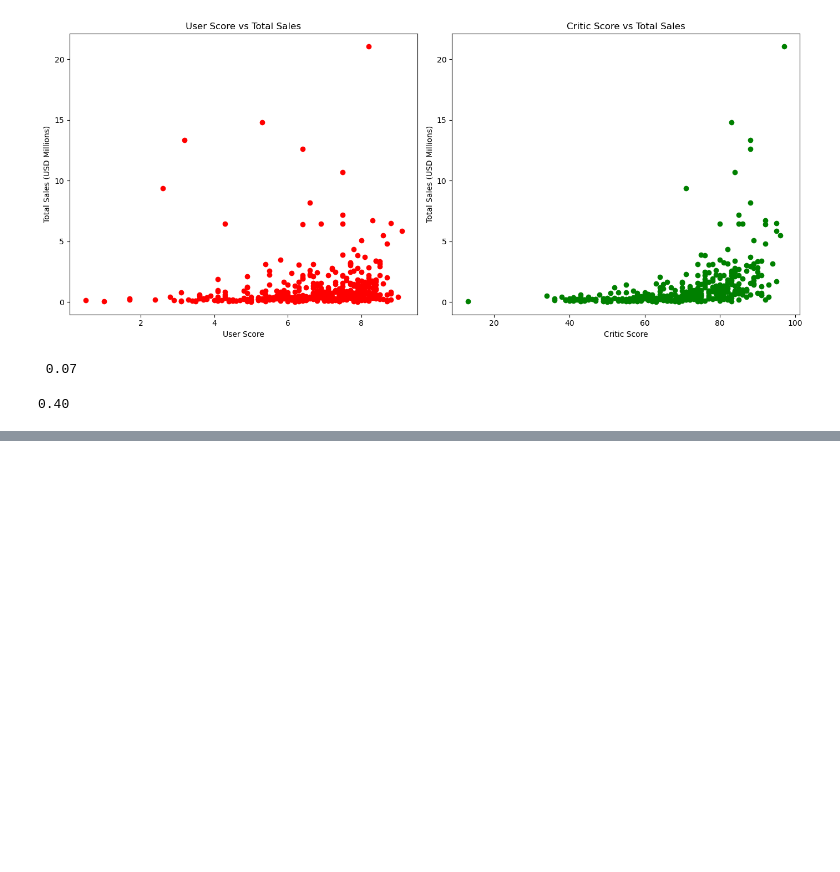
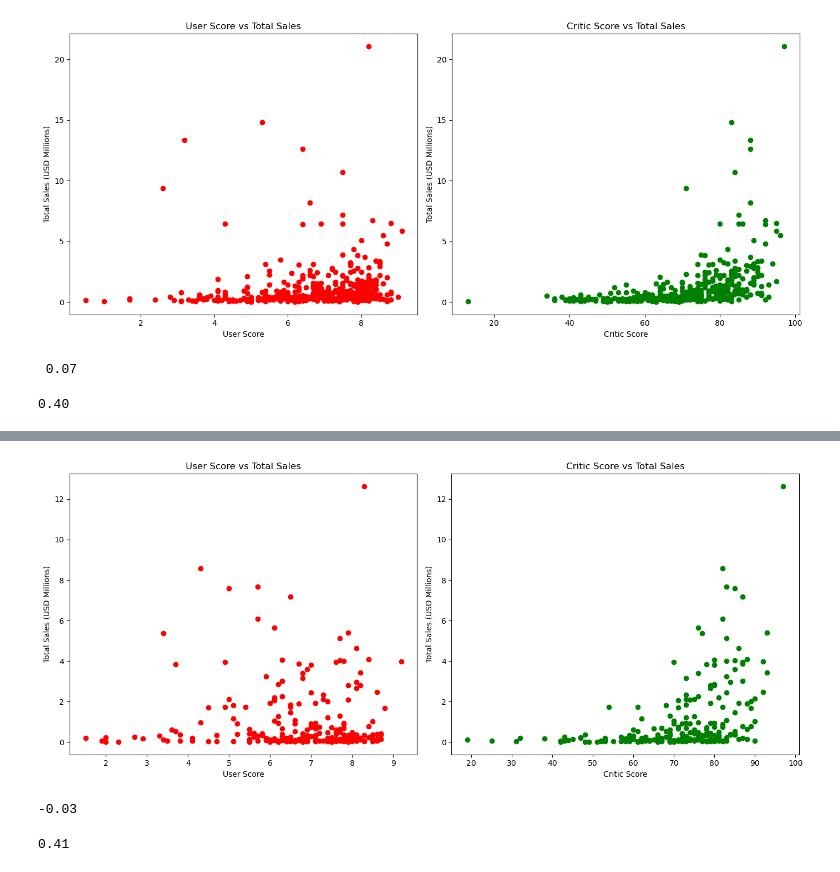
Before and after one commit to michav95/Integrated-Project-1, a Jupyter notebook: notebooks/EDA.ipynb, the cells around one changed output, grey strips where cells are left out. Drawn from its saved outputs; the diff is of its cells as text; code cells hidden in the pictures; blank space fills up the shorter version.

Commit message:
analysis sales of different platforms

```diff
--- a/notebooks/EDA.ipynb
+++ b/notebooks/EDA.ipynb
@@ -788,0 +771,11 @@ print(f"{critic_sales_correlation:.2f}")
+# %%
+# First will analyze data for the PS4
+
+# Group only data for PS4
+ps4_data = DF_new_sorted[DF_new_sorted['platform'] == 'PS4']
+
+# Show user_score, critic_score, and total_sales for the PS4
+ps4_reviews = ps4_data.groupby(['user_score', 'critic_score'])['total_sales'].sum().reset_index()
+
+# Display data
+print(ps4_reviews)
@@ -788,0 +797,39 @@ print(f"{critic_sales_correlation:.2f}")
+# %%
+# Create a scatter plot for data of user_score, critic_score, and total_sales for the PS4
+
+# Create scatter plots
+plt.figure(figsize=(14,6))
+
+# Scatter plot for user_score vs total_sales
+plt.subplot(1, 2, 1)
+plt.scatter(ps4_reviews['user_score'], ps4_reviews['total_sales'], color='red')
+plt.title('User Score vs Total Sales')
+plt.xlabel('User Score')
+plt.ylabel('Total Sales (USD Millions)')
+
+# Scatter plot for critic_score vs total_sales
+plt.subplot(1, 2, 2)
+plt.scatter(ps4_reviews['critic_score'], ps4_reviews['total_sales'], color='green')
+plt.title('Critic Score vs Total Sales')
+plt.xlabel('Critic Score')
+plt.ylabel('Total Sales (USD Millions)')
+
+# Show plots
+plt.tight_layout()
+plt.show()
+# %% [output]
+[figure, added]
+# %%
+# Find the correlation coefficient between user_score and total_sales
+
+user_sales_correlation_ps4 = ps4_data['user_score'].corr(ps4_data['total_sales'])
+print(f"{user_sales_correlation_ps4: .2f}")
+# %% [output]
+-0.03
+# %%
+# Find the correlation coefficient between critic_score and total_sales
+
+critic_sales_correlation_ps4 = ps4_data['critic_score'].corr(ps4_data['total_sales'])
+print(f"{critic_sales_correlation_ps4:.2f}")
+# %% [output]
+0.41
```
Also changed, not shown: parts of 10 cells of this notebook.
